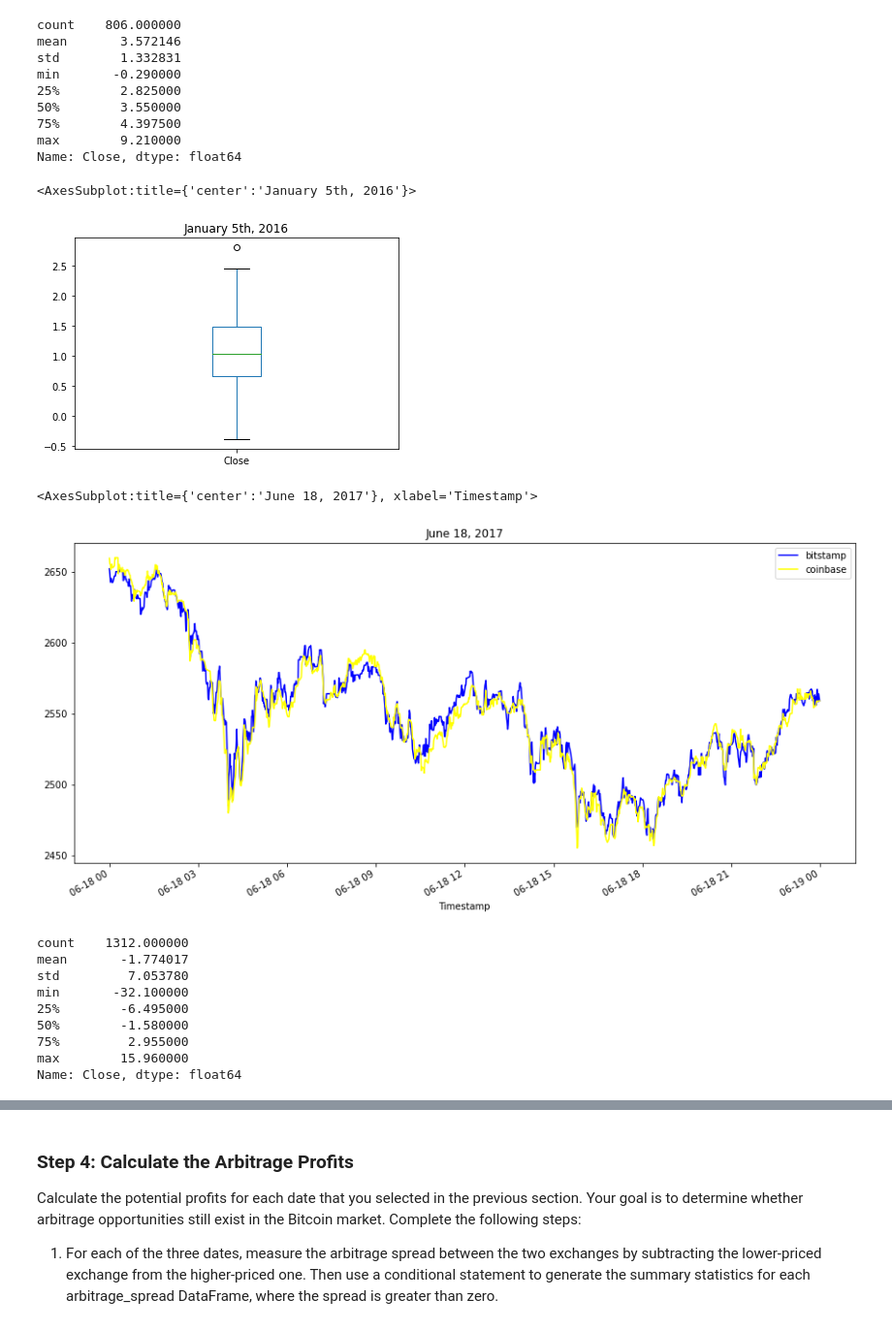
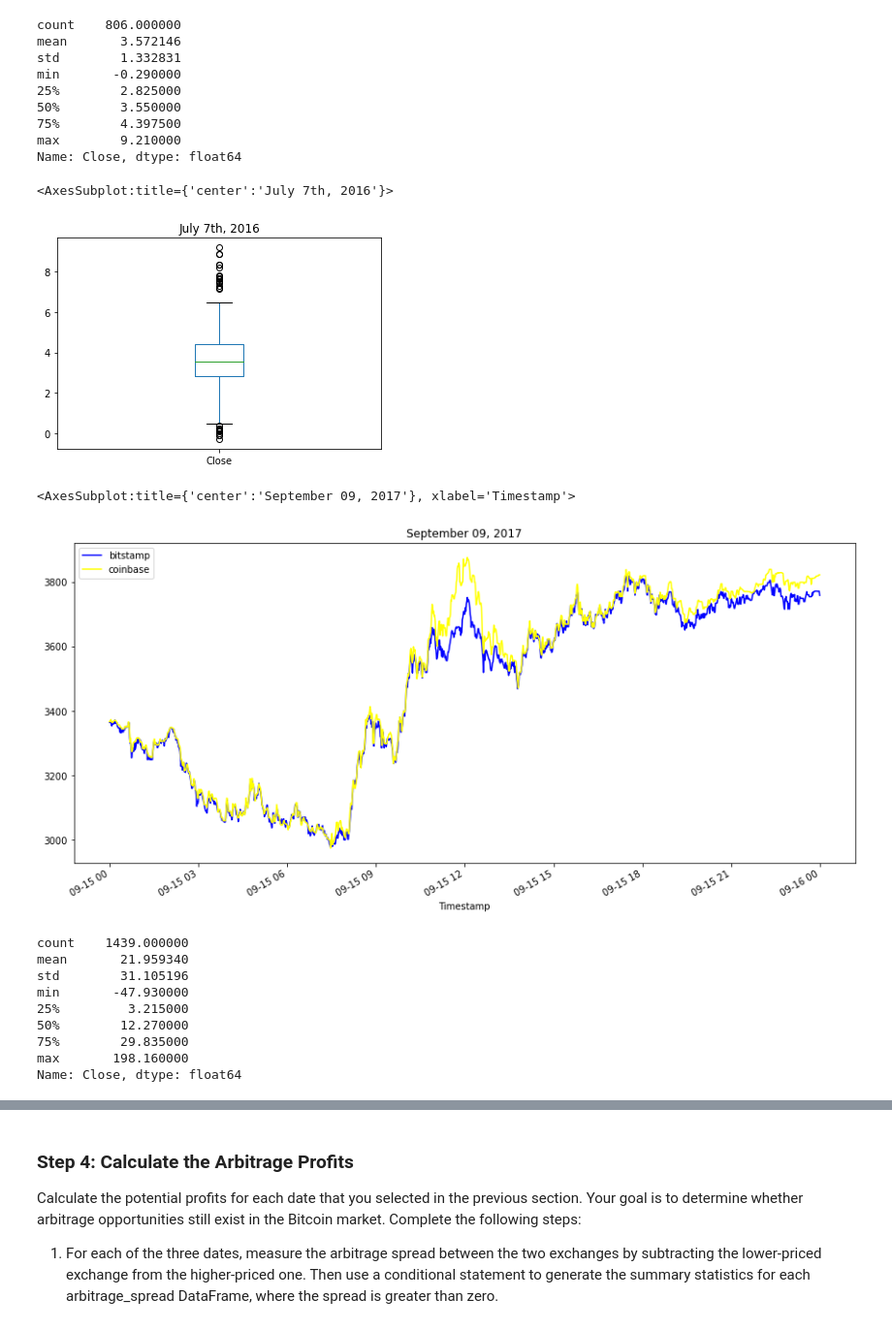
Before and after one commit to Miggs00/crypto_arbitrage_opportunities_analysis, a Jupyter notebook: crypto_arbitrage.ipynb, the cells around one changed output, grey strips where cells are left out. Shown at 97% size. Drawn from its saved outputs; the diff is of its cells as text; code cells hidden in the pictures.

```diff
--- a/crypto_arbitrage.ipynb
+++ b/crypto_arbitrage.ipynb
@@ -367,34 +367,34 @@ Name: Close, dtype: float64
 # %%
 # Visualize the arbitrage spread from early in the dataset in a box plot
 # Be sure to include at least a title with your plot
-arbitrage_spread_early.plot(kind='box', title='January 5th, 2016')
+arbitrage_spread_early.plot(kind='box', title='July 7th, 2016')
 # %% [output]
-<AxesSubplot:title={'center':'January 5th, 2016'}>
+<AxesSubplot:title={'center':'July 7th, 2016'}>
-[figure, old version]
+[figure, new version]
 # %%
 # Create an overlay plot that visualizes the two dataframes over a period of one day from the middle of the dataset.
 # Be sure that the plots include the parameters `legend`, `figsize`, `title`, `color` and `label`
-bitstamp['Close'].loc['2017-05-02'].plot(legend=True, figsize=(15,7), title='June 18, 2017', color='blue', label='bitstamp')
-coinbase['Close'].loc['2017-05-18'].plot(legend=True, figsize=(15,7), color='yellow', label='coinbase')
+bitstamp['Close'].loc['2017-09-15'].plot(legend=True, figsize=(15,7), title='September 09, 2017', color='blue', label='bitstamp')
+coinbase['Close'].loc['2017-09-15'].plot(legend=True, figsize=(15,7), color='yellow', label='coinbase')
 # %% [output]
-<AxesSubplot:title={'center':'June 18, 2017'}, xlabel='Timestamp'>
+<AxesSubplot:title={'center':'September 09, 2017'}, xlabel='Timestamp'>
-[figure, old version]
+[figure, new version]
 # %%
 # Using the date form the middle that you have selected, calculate the arbitrage spread
 # by subtracting the bitstamp lower closing prices from the coinbase higher closing prices
-arbitrage_spread_middle = coinbase['Close'].loc['2017-06-18'] - bitstamp['Close'].loc['2017-06-18']
+arbitrage_spread_middle = coinbase['Close'].loc['2017-09-15'] - bitstamp['Close'].loc['2017-09-15']
 
 # Generate summary statistics for the middle DataFrame
 arbitrage_spread_middle.describe()
 # %% [output]
-count    1312.000000
-mean       -1.774017
-std         7.053780
-min       -32.100000
-25%        -6.495000
-50%        -1.580000
-75%         2.955000
-max        15.960000
+count    1439.000000
+mean       21.959340
+std        31.105196
+min       -47.930000
+25%         3.215000
+50%        12.270000
+75%        29.835000
+max       198.160000
 Name: Close, dtype: float64
 # %%
 # Visualize the arbitrage spread from the middle of the dataset in a box plot
```
Also changed, not shown: parts of 28 cells of this notebook.
